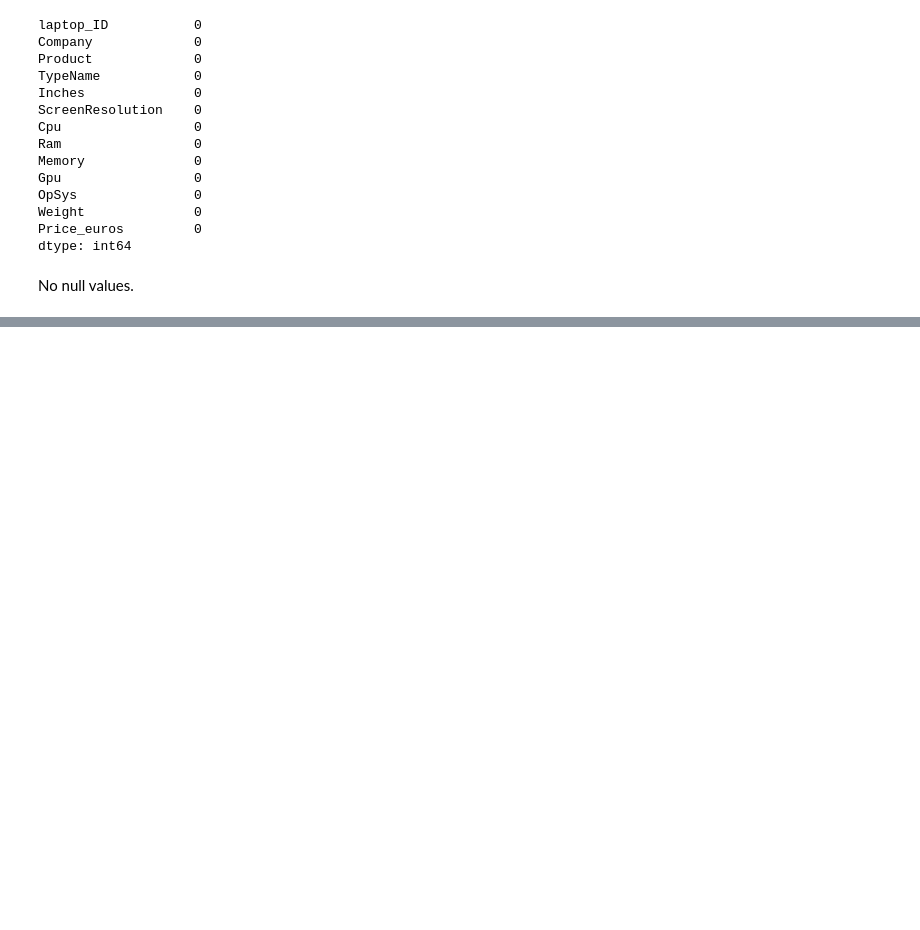
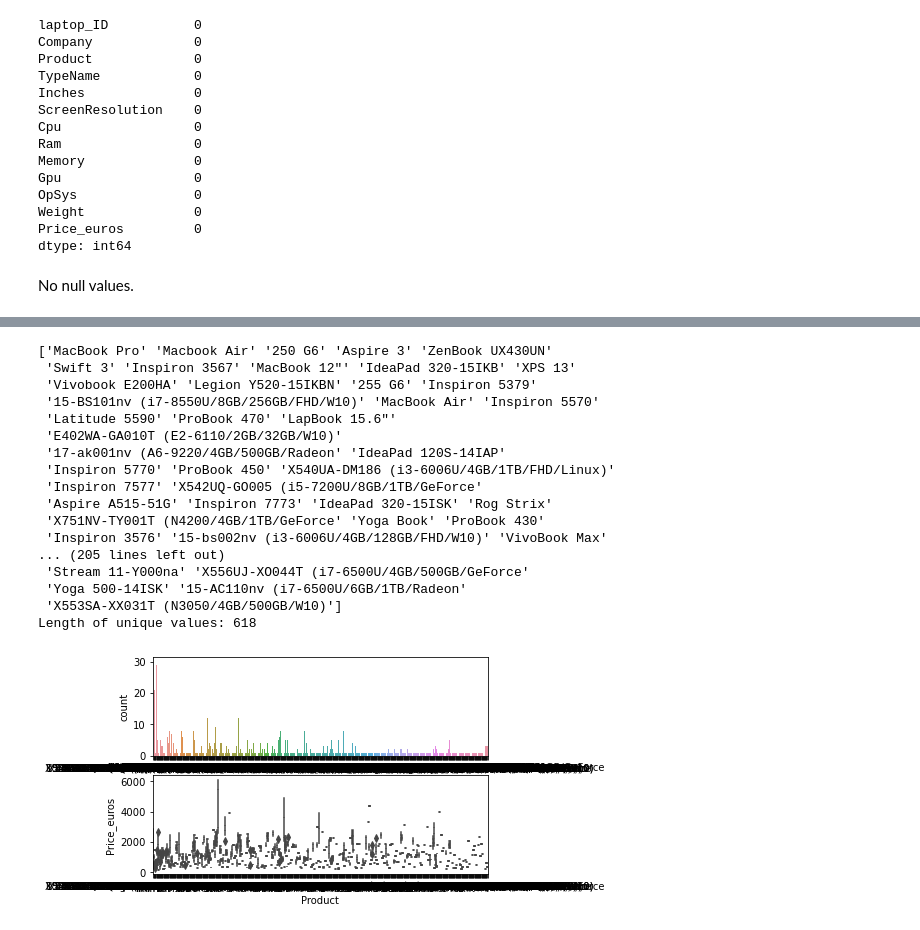
Before and after one commit to jamesjhjung/Laptop-Price-Prediction-Project, a Jupyter notebook: EDA.ipynb, the cells around one changed output, grey strips where cells are left out. Cells and saved outputs as stored; diff of their text form; code cells hidden in the pictures; blank space fills up the shorter version.

```diff
--- a/EDA.ipynb
+++ b/EDA.ipynb
@@ -128,0 +145,22 @@ dtype: object
+# %%
+# product
+stat_freq('Product')
+# %% [output]
+['MacBook Pro' 'Macbook Air' '250 G6' 'Aspire 3' 'ZenBook UX430UN'
+ 'Swift 3' 'Inspiron 3567' 'MacBook 12"' 'IdeaPad 320-15IKB' 'XPS 13'
+ 'Vivobook E200HA' 'Legion Y520-15IKBN' '255 G6' 'Inspiron 5379'
+ '15-BS101nv (i7-8550U/8GB/256GB/FHD/W10)' 'MacBook Air' 'Inspiron 5570'
+ 'Latitude 5590' 'ProBook 470' 'LapBook 15.6"'
+ 'E402WA-GA010T (E2-6110/2GB/32GB/W10)'
+ '17-ak001nv (A6-9220/4GB/500GB/Radeon' 'IdeaPad 120S-14IAP'
+ 'Inspiron 5770' 'ProBook 450' 'X540UA-DM186 (i3-6006U/4GB/1TB/FHD/Linux)'
+ 'Inspiron 7577' 'X542UQ-GO005 (i5-7200U/8GB/1TB/GeForce'
+ 'Aspire A515-51G' 'Inspiron 7773' 'IdeaPad 320-15ISK' 'Rog Strix'
+ 'X751NV-TY001T (N4200/4GB/1TB/GeForce' 'Yoga Book' 'ProBook 430'
+ 'Inspiron 3576' '15-bs002nv (i3-6006U/4GB/128GB/FHD/W10)' 'VivoBook Max'
+... (205 lines left out)
+ 'Stream 11-Y000na' 'X556UJ-XO044T (i7-6500U/4GB/500GB/GeForce'
+ 'Yoga 500-14ISK' '15-AC110nv (i7-6500U/6GB/1TB/Radeon'
+ 'X553SA-XX031T (N3050/4GB/500GB/W10)']
+Length of unique values: 618
+[figure, added]
```
Also changed, not shown: parts of 16 cells of this notebook, 1 other file.
